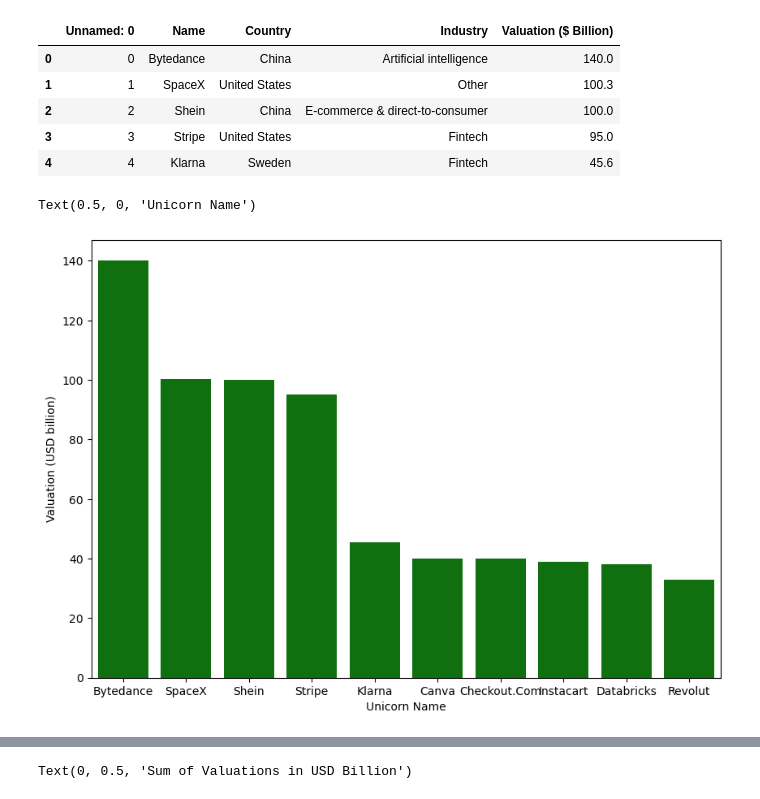
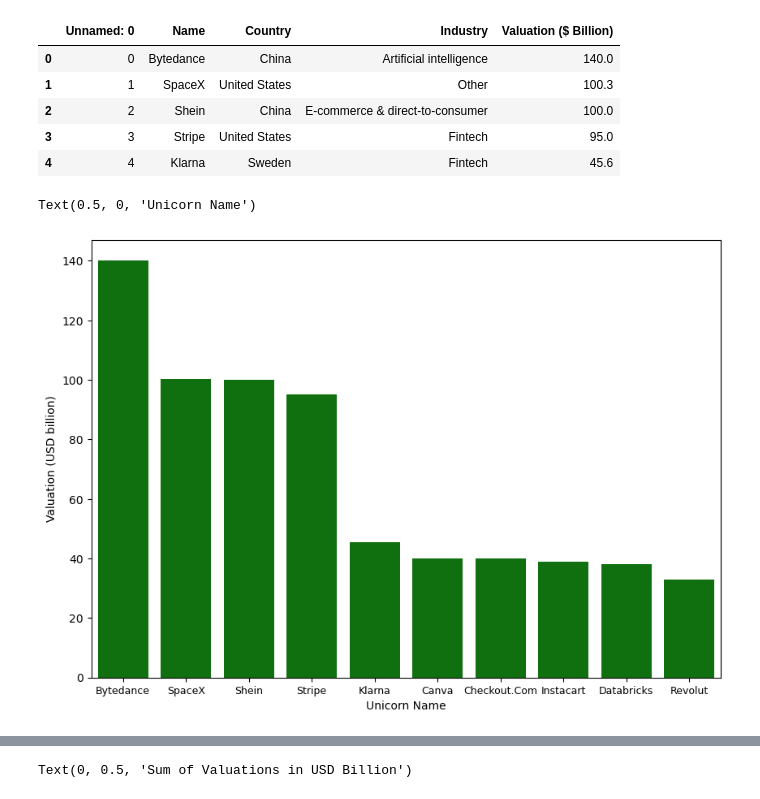
Before and after one commit to Frans-Grau/Project4-WebScrap, a Jupyter notebook: Insights/Unicorns.ipynb, the cells around one changed output, grey strips where cells are left out. Saved outputs shown, nothing was run; the diff lists cells and outputs as text; code cells hidden in the pictures.

```diff
--- a/Insights/Unicorns.ipynb
+++ b/Insights/Unicorns.ipynb
@@ -15,17 +15,18 @@ unicorns.head()
 # %%
 ### Top Unicorns x Valuation
 
 # Grab the data
 TopUxV = unicorns[['Name','Valuation ($ Billion)']].sort_values(by = 'Valuation ($ Billion)', ascending=False)[:10]
 
 # Plot
 fig01, ax = plt.subplots(figsize = (10, 7))
 sns.barplot(data = TopUxV, x ='Name', y ='Valuation ($ Billion)', color = 'Green')
 ax.set_ylabel('Valuation (USD billion)')
+plt.xticks(fontsize=9)
 ax.set_xlabel('Unicorn Name')
 # %% [output]
 Text(0.5, 0, 'Unicorn Name')
-[figure, old version]
+[figure, new version]
 # %%
 ### Top Countries x Num of Unicorns
 
```
Also changed, not shown: parts of 6 cells of this notebook.
